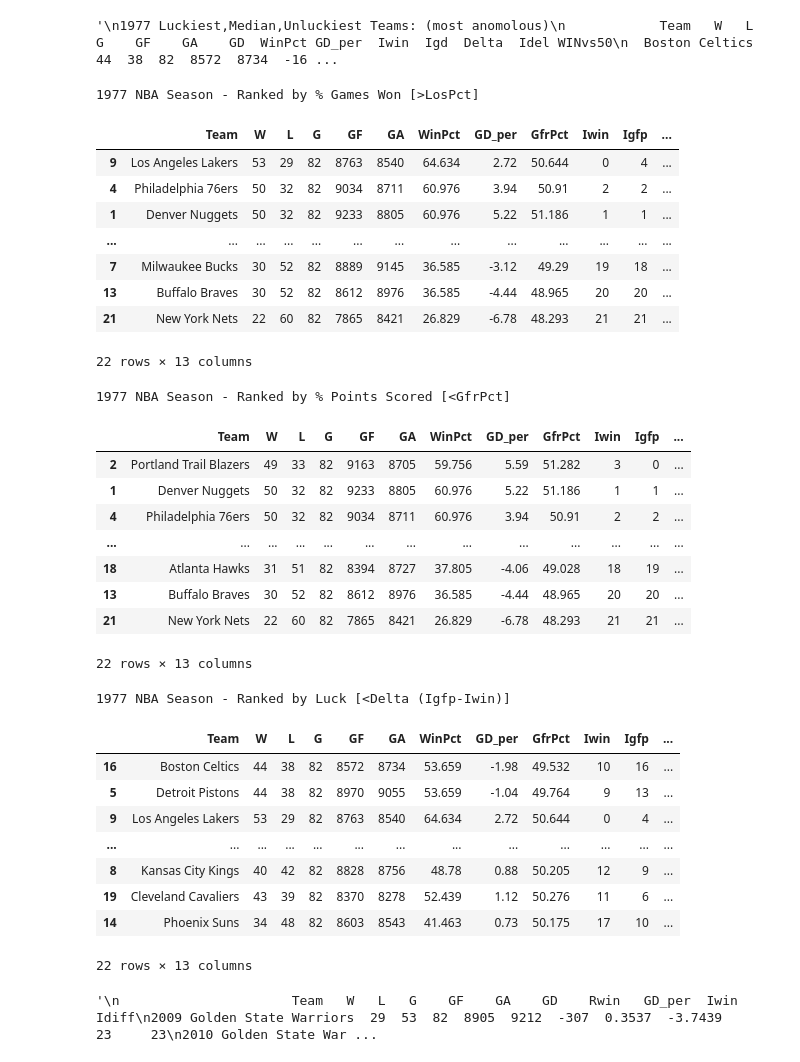
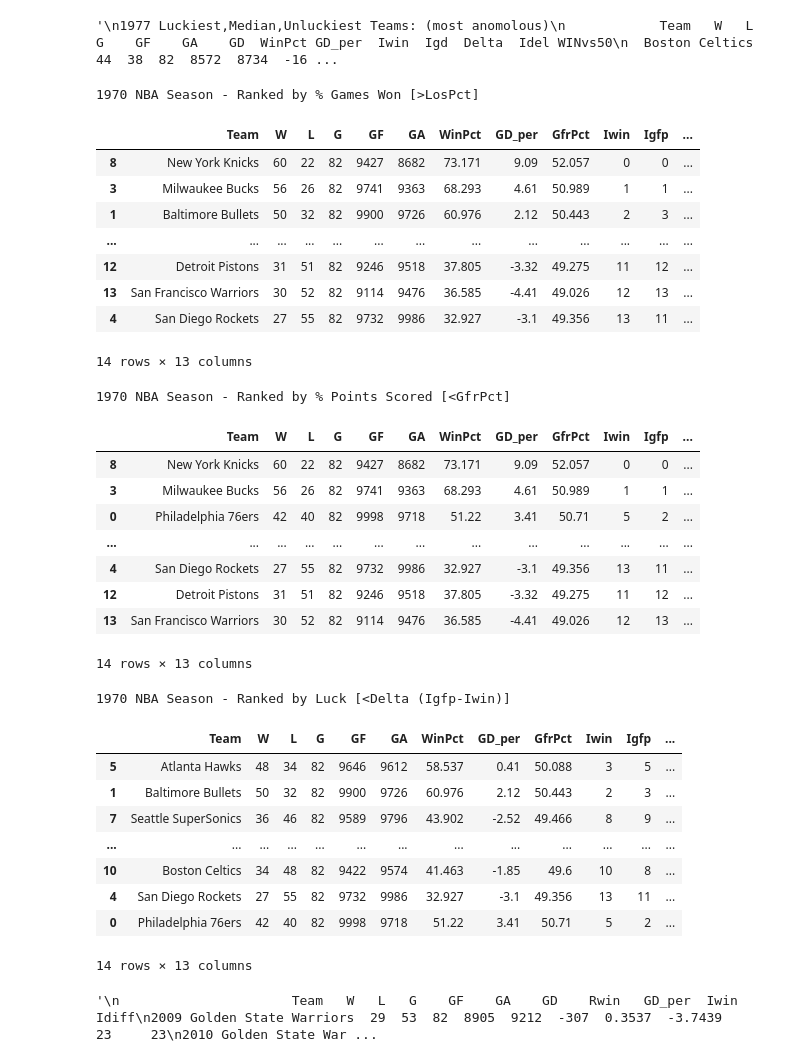
Before and after one commit to conner-mcnicholas/jupyter_notebooks, a Jupyter notebook: ScoreRatio vs WinRatioCorrelation - NBA.ipynb, the cells around one changed output. Saved outputs shown, nothing was run; the diff lists cells and outputs as text; code cells hidden in the pictures.

```diff
--- a/ScoreRatio vs WinRatioCorrelation - NBA.ipynb
+++ b/ScoreRatio vs WinRatioCorrelation - NBA.ipynb
@@ -169,7 +169,7 @@ print(df_ext.to_string(index=False))
 # %% [output]
 '\n1977 Luckiest,Median,Unluckiest Teams: (most anomolous)\n            Team   W   L   G    GF    GA    GD  WinPct GD_per  Iwin  Igd  Delta  Idel WINvs50\n  Boston Celtics  44  38  82  8572  8734  -16 ...
 # %%
-year=1977
+year=1970
 teams = list(Teams(year))
 statd = {}
 
@@ -205,58 +205,58 @@ seq = sorted(l, key=lambda x: ((-float(x[0])), (-float(x[1]))))
 index = [seq.index(v) for v in l]
 df['Igfp'] =  index
 
 df['Delta'] = df['Igfp']-df['Iwin']
 x = list(df['Delta'])
 seq = sorted(x,reverse=True)
 index = [seq.index(v) for v in x]
 df['Idel'] =  index
 
 df = df[['Team','W','L','G','GF','GA','WinPct','GD_per','GfrPct','Iwin','Igfp','Delta','Idel']]
 df = df.sort_values(['WinPct'],ascending = (False))
 print('%s NBA Season - Ranked by %% Games Won [>LosPct]' % year)
 with pd.option_context('display.max_rows',6):
     display(df)
 
 df = df.sort_values('GfrPct',ascending=False)
 print('\n%s NBA Season - Ranked by %% Points Scored [<GfrPct]' % year)
 with pd.option_context('display.max_rows',6):
     display(df)
 
 df = df.sort_values('Idel',ascending=True)
 print('\n%s NBA Season - Ranked by Luck [<Delta (Igfp-Iwin)]' % year)
 with pd.option_context('display.max_rows',6):
     display(df)
 # %% [output]
-1977 NBA Season - Ranked by % Games Won [>LosPct]
+1970 NBA Season - Ranked by % Games Won [>LosPct]
 |  | Team | W | L | G | GF | GA | WinPct | GD_per | GfrPct | Iwin | Igfp | ... |
-| 9 | Los Angeles Lakers | 53 | 29 | 82 | 8763 | 8540 | 64.634 | 2.72 | 50.644 | 0 | 4 | ... |
-| 4 | Philadelphia 76ers | 50 | 32 | 82 | 9034 | 8711 | 60.976 | 3.94 | 50.91 | 2 | 2 | ... |
-| 1 | Denver Nuggets | 50 | 32 | 82 | 9233 | 8805 | 60.976 | 5.22 | 51.186 | 1 | 1 | ... |
+| 8 | New York Knicks | 60 | 22 | 82 | 9427 | 8682 | 73.171 | 9.09 | 52.057 | 0 | 0 | ... |
+| 3 | Milwaukee Bucks | 56 | 26 | 82 | 9741 | 9363 | 68.293 | 4.61 | 50.989 | 1 | 1 | ... |
+| 1 | Baltimore Bullets | 50 | 32 | 82 | 9900 | 9726 | 60.976 | 2.12 | 50.443 | 2 | 3 | ... |
 | ... | ... | ... | ... | ... | ... | ... | ... | ... | ... | ... | ... | ... |
-| 7 | Milwaukee Bucks | 30 | 52 | 82 | 8889 | 9145 | 36.585 | -3.12 | 49.29 | 19 | 18 | ... |
-| 13 | Buffalo Braves | 30 | 52 | 82 | 8612 | 8976 | 36.585 | -4.44 | 48.965 | 20 | 20 | ... |
-| 21 | New York Nets | 22 | 60 | 82 | 7865 | 8421 | 26.829 | -6.78 | 48.293 | 21 | 21 | ... |
+| 12 | Detroit Pistons | 31 | 51 | 82 | 9246 | 9518 | 37.805 | -3.32 | 49.275 | 11 | 12 | ... |
+| 13 | San Francisco Warriors | 30 | 52 | 82 | 9114 | 9476 | 36.585 | -4.41 | 49.026 | 12 | 13 | ... |
+| 4 | San Diego Rockets | 27 | 55 | 82 | 9732 | 9986 | 32.927 | -3.1 | 49.356 | 13 | 11 | ... |
-22 rows × 13 columns
+14 rows × 13 columns
-1977 NBA Season - Ranked by % Points Scored [<GfrPct]
+1970 NBA Season - Ranked by % Points Scored [<GfrPct]
 |  | Team | W | L | G | GF | GA | WinPct | GD_per | GfrPct | Iwin | Igfp | ... |
-| 2 | Portland Trail Blazers | 49 | 33 | 82 | 9163 | 8705 | 59.756 | 5.59 | 51.282 | 3 | 0 | ... |
-| 1 | Denver Nuggets | 50 | 32 | 82 | 9233 | 8805 | 60.976 | 5.22 | 51.186 | 1 | 1 | ... |
-| 4 | Philadelphia 76ers | 50 | 32 | 82 | 9034 | 8711 | 60.976 | 3.94 | 50.91 | 2 | 2 | ... |
+| 8 | New York Knicks | 60 | 22 | 82 | 9427 | 8682 | 73.171 | 9.09 | 52.057 | 0 | 0 | ... |
+| 3 | Milwaukee Bucks | 56 | 26 | 82 | 9741 | 9363 | 68.293 | 4.61 | 50.989 | 1 | 1 | ... |
+| 0 | Philadelphia 76ers | 42 | 40 | 82 | 9998 | 9718 | 51.22 | 3.41 | 50.71 | 5 | 2 | ... |
 | ... | ... | ... | ... | ... | ... | ... | ... | ... | ... | ... | ... | ... |
-| 18 | Atlanta Hawks | 31 | 51 | 82 | 8394 | 8727 | 37.805 | -4.06 | 49.028 | 18 | 19 | ... |
-| 13 | Buffalo Braves | 30 | 52 | 82 | 8612 | 8976 | 36.585 | -4.44 | 48.965 | 20 | 20 | ... |
-| 21 | New York Nets | 22 | 60 | 82 | 7865 | 8421 | 26.829 | -6.78 | 48.293 | 21 | 21 | ... |
+| 4 | San Diego Rockets | 27 | 55 | 82 | 9732 | 9986 | 32.927 | -3.1 | 49.356 | 13 | 11 | ... |
+| 12 | Detroit Pistons | 31 | 51 | 82 | 9246 | 9518 | 37.805 | -3.32 | 49.275 | 11 | 12 | ... |
+| 13 | San Francisco Warriors | 30 | 52 | 82 | 9114 | 9476 | 36.585 | -4.41 | 49.026 | 12 | 13 | ... |
-22 rows × 13 columns
+14 rows × 13 columns
-1977 NBA Season - Ranked by Luck [<Delta (Igfp-Iwin)]
+1970 NBA Season - Ranked by Luck [<Delta (Igfp-Iwin)]
 |  | Team | W | L | G | GF | GA | WinPct | GD_per | GfrPct | Iwin | Igfp | ... |
-| 16 | Boston Celtics | 44 | 38 | 82 | 8572 | 8734 | 53.659 | -1.98 | 49.532 | 10 | 16 | ... |
-| 5 | Detroit Pistons | 44 | 38 | 82 | 8970 | 9055 | 53.659 | -1.04 | 49.764 | 9 | 13 | ... |
-| 9 | Los Angeles Lakers | 53 | 29 | 82 | 8763 | 8540 | 64.634 | 2.72 | 50.644 | 0 | 4 | ... |
+| 5 | Atlanta Hawks | 48 | 34 | 82 | 9646 | 9612 | 58.537 | 0.41 | 50.088 | 3 | 5 | ... |
+| 1 | Baltimore Bullets | 50 | 32 | 82 | 9900 | 9726 | 60.976 | 2.12 | 50.443 | 2 | 3 | ... |
+| 7 | Seattle SuperSonics | 36 | 46 | 82 | 9589 | 9796 | 43.902 | -2.52 | 49.466 | 8 | 9 | ... |
 | ... | ... | ... | ... | ... | ... | ... | ... | ... | ... | ... | ... | ... |
-| 8 | Kansas City Kings | 40 | 42 | 82 | 8828 | 8756 | 48.78 | 0.88 | 50.205 | 12 | 9 | ... |
-| 19 | Cleveland Cavaliers | 43 | 39 | 82 | 8370 | 8278 | 52.439 | 1.12 | 50.276 | 11 | 6 | ... |
-| 14 | Phoenix Suns | 34 | 48 | 82 | 8603 | 8543 | 41.463 | 0.73 | 50.175 | 17 | 10 | ... |
+| 10 | Boston Celtics | 34 | 48 | 82 | 9422 | 9574 | 41.463 | -1.85 | 49.6 | 10 | 8 | ... |
+| 4 | San Diego Rockets | 27 | 55 | 82 | 9732 | 9986 | 32.927 | -3.1 | 49.356 | 13 | 11 | ... |
+| 0 | Philadelphia 76ers | 42 | 40 | 82 | 9998 | 9718 | 51.22 | 3.41 | 50.71 | 5 | 2 | ... |
-22 rows × 13 columns
+14 rows × 13 columns
 # %%
 '''
                       Team   W   L   G    GF    GA    GD    Rwin   GD_per  Iwin  Idiff
```
Also changed, not shown: parts of 3 cells of this notebook, 3 other files.
